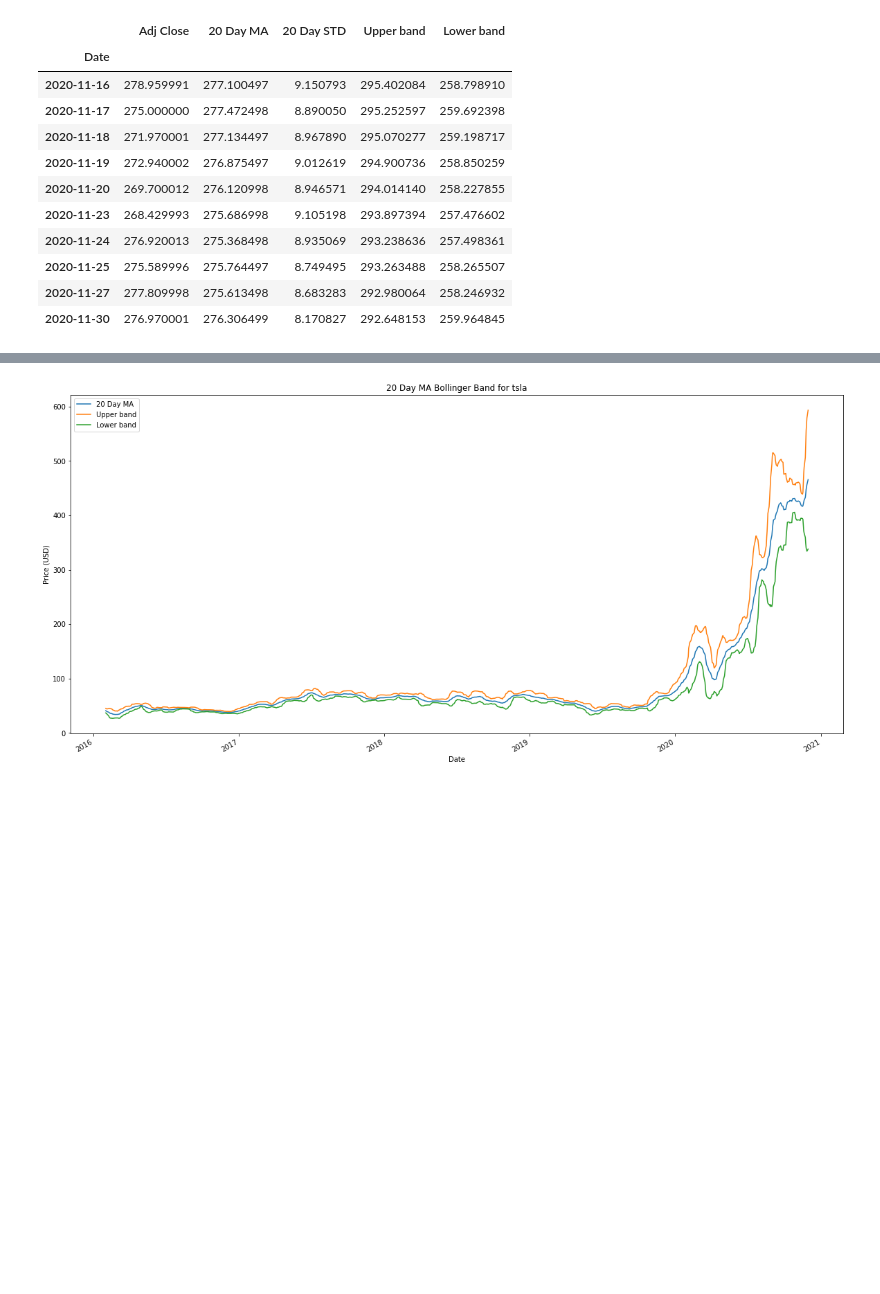
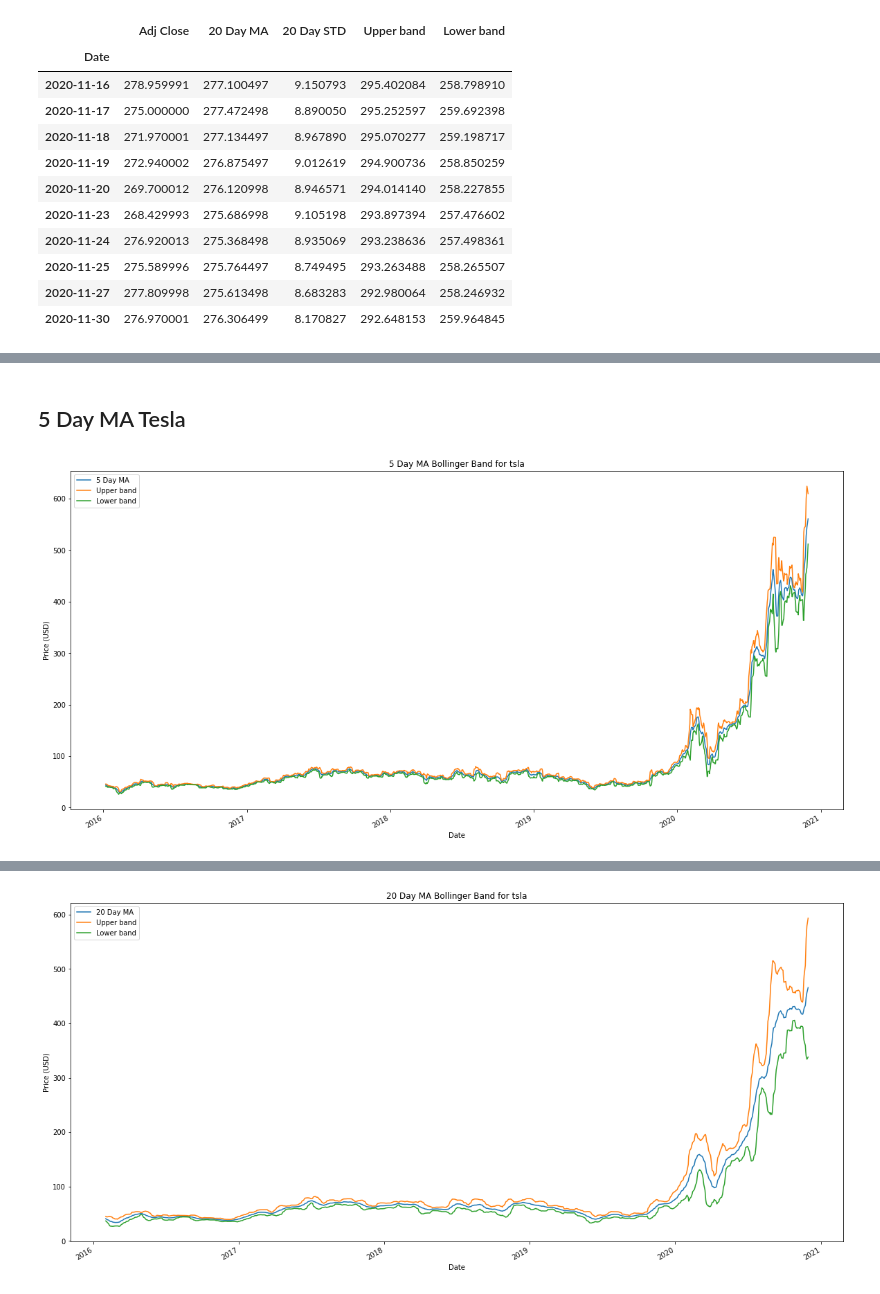
Before and after one commit to stochasticaxel/BollingerBand, a Jupyter notebook: ModelBollingerBands.ipynb, the cells around one changed output, grey strips where cells are left out. Drawn from its saved outputs; the diff is of its cells as text; code cells hidden in the pictures; blank space fills up the shorter version.

```diff
--- a/ModelBollingerBands.ipynb
+++ b/ModelBollingerBands.ipynb
@@ -87,3 +96,9 @@ def Bollinger_Band(ticker:str, start:str, end:str, moving_avg:int):
     plt.title( f'{moving_avg} Day MA Bollinger Band for {ticker}')
     plt.ylabel('Price (USD)')
     plt.show()
+# %% [markdown]
+## 5 Day MA Tesla
+# %%
+Bollinger_Band('tsla', '1/1/2016', '30/11/2020', 5)
+# %% [output]
+[figure, added]
```
Also changed, not shown: parts of 10 cells of this notebook.
